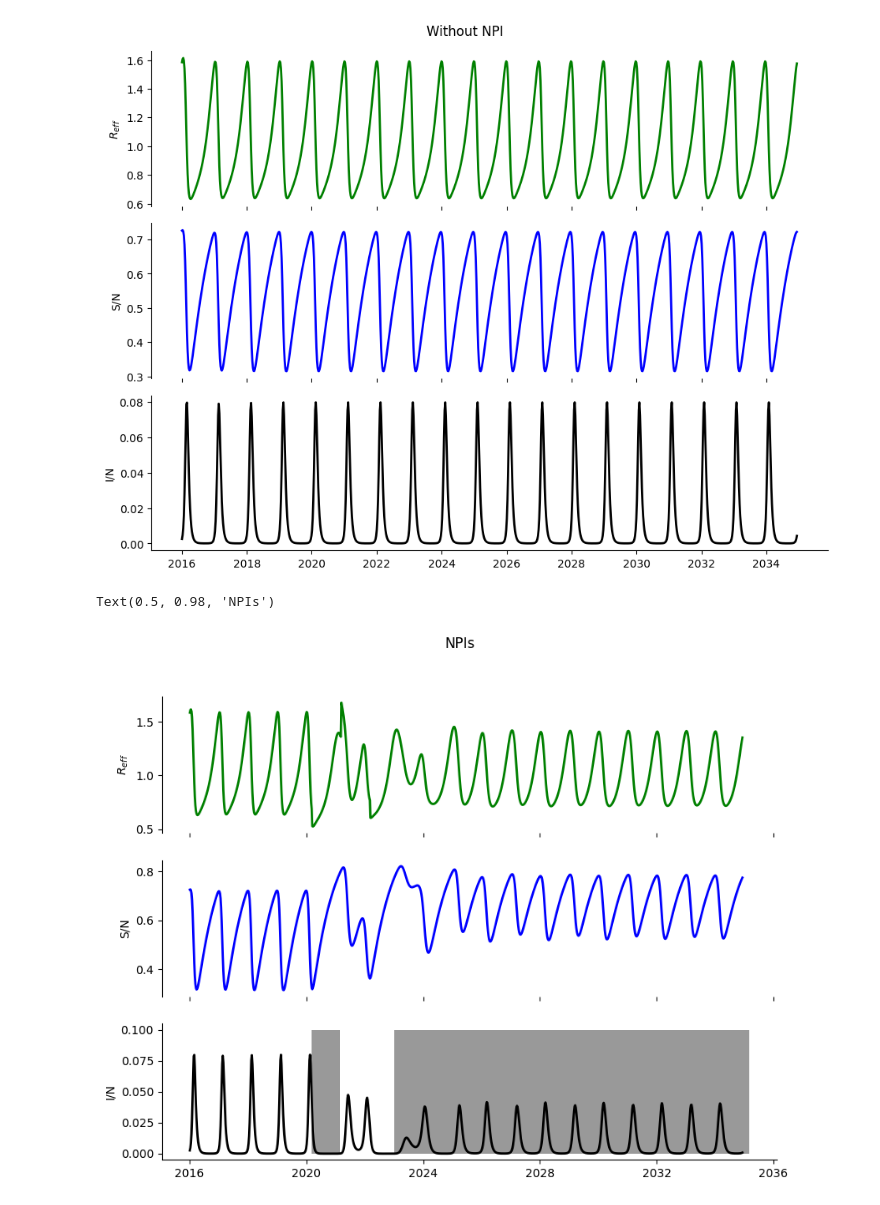
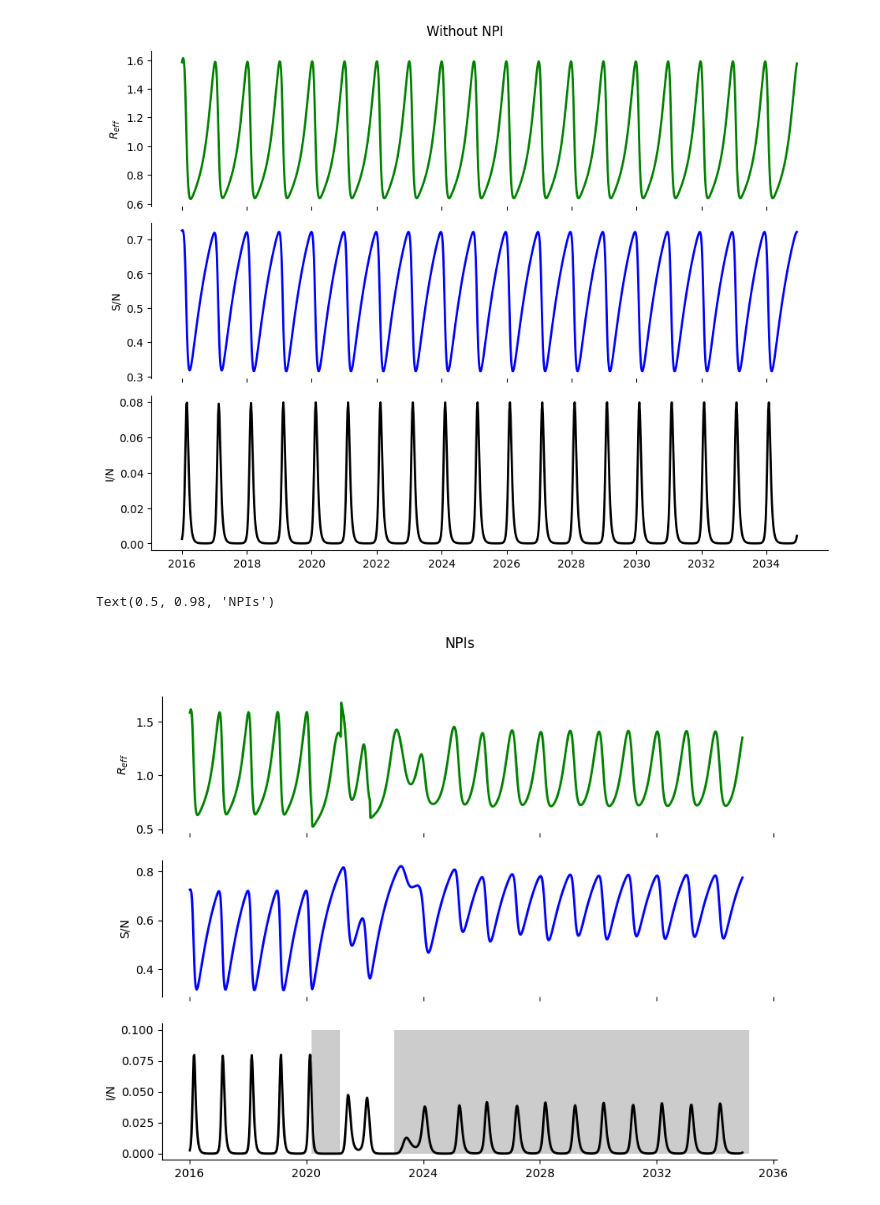
Before and after one commit to ChaosDonkey06/replicated_papers, a Jupyter notebook: 01.ipynb, the cells around one changed output. Drawn from its saved outputs; the diff is of its cells as text; code cells hidden in the pictures.

```diff
--- a/01.ipynb
+++ b/01.ipynb
@@ -140,36 +140,36 @@ b  = pd.to_datetime("2021-03-01")-a1; b=b.days
 ix = np.linspace(a, b)
 iy = 0.1*np.ones((ix.shape[0]))
 verts  = [(a, 0), *zip(ix, iy), (b, 0)]
 
-poly = Polygon(verts, facecolor='0.6', edgecolor=None)
+poly = Polygon(verts, facecolor='0.8', edgecolor=None)
 ax[2].add_patch(poly)
 
 
 a1 = pd.to_datetime(0)
 a  = pd.to_datetime("2023-01-01")-a1; a=a.days
 b  = pd.to_datetime("2035-03-01")-a1; b=b.days
 
 ix = np.linspace(a, b)
 iy = 0.1*np.ones((ix.shape[0]))
 verts  = [(a, 0), *zip(ix, iy), (b, 0)]
 
-poly = Polygon(verts, facecolor='0.6', edgecolor=None)
+poly = Polygon(verts, facecolor='0.8', edgecolor=None)
 ax[2].add_patch(poly)
 
 for axi in ax.flatten():
     axi.spines['right'].set_visible(False)
     axi.spines['top'].set_visible(False)
     axi.spines['bottom'].set_visible(False)
 
 ax[-1].spines['bottom'].set_visible(True)
 ax[0].set_ylabel(r"$R_{{eff}}$")
 ax[1].set_ylabel(r"S/N")
 ax[2].set_ylabel(r"I/N")
 
 plt.suptitle("NPIs")
 # %% [output]
 Text(0.5, 0.98, 'NPIs')
-[figure, old version]
+[figure, new version]
 # %%
 [(a, 0), *zip(ix, iy), (b, 0)]
 
```
Also changed, not shown: parts of 2 cells of this notebook.
